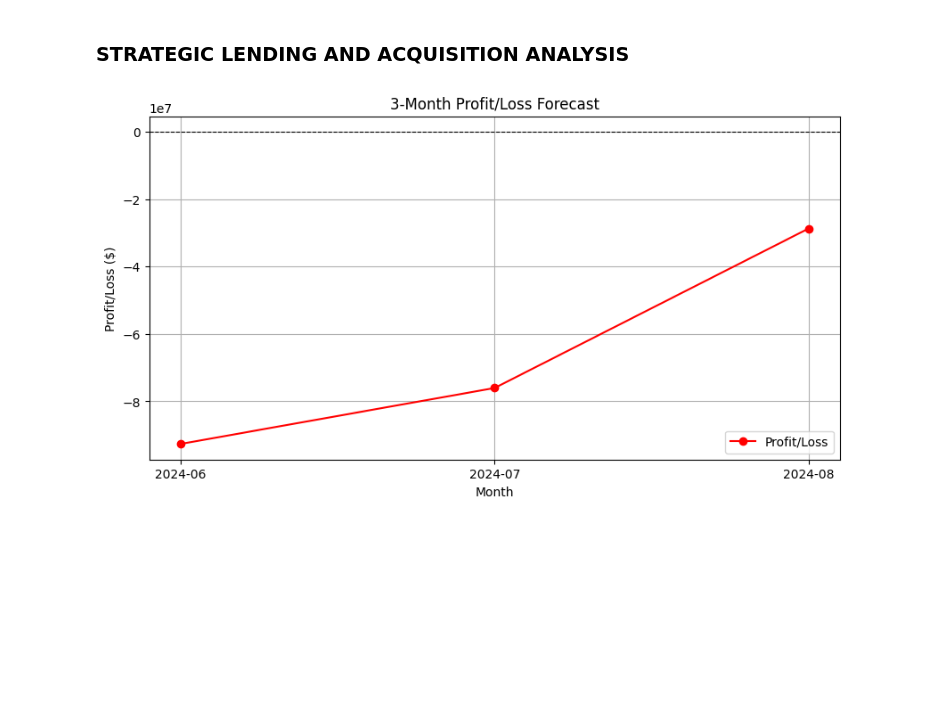
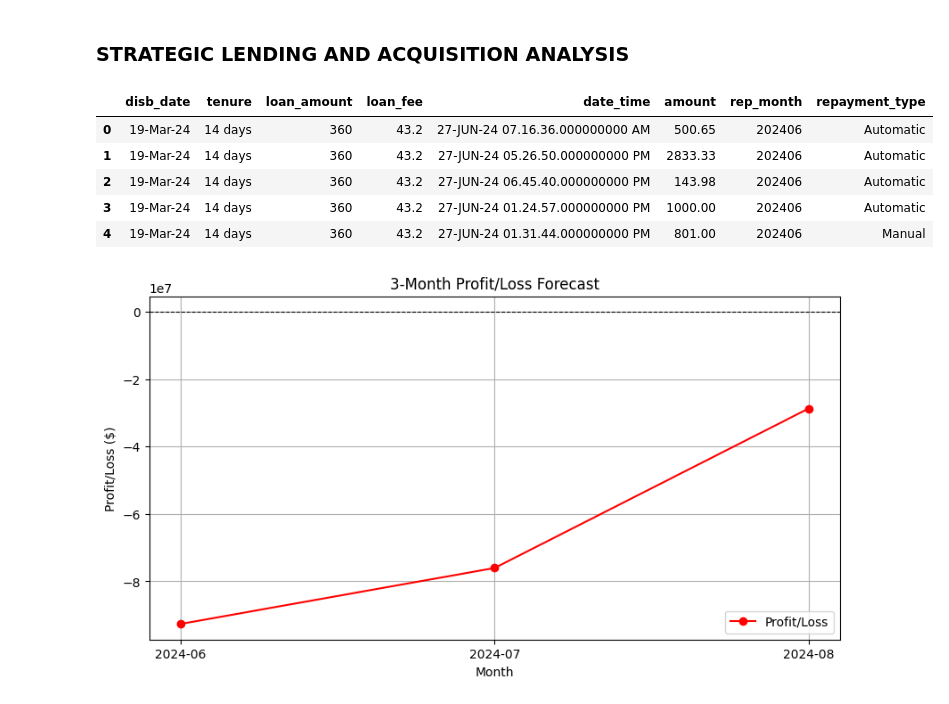
Before and after one commit to vin-olot/Projects, a Jupyter notebook: case study.ipynb, the cells around one changed output. Saved outputs shown, nothing was run; the diff lists cells and outputs as text; code cells hidden in the pictures; blank space fills up the shorter version.

```diff
--- a/case study.ipynb
+++ b/case study.ipynb
@@ -9,7 +10,15 @@ import matplotlib.pyplot as plt
 # %%
 
 # Load loan disbursement and repayment data
-data = pd.read_csv('loan.csv')
+data = pd.read_csv('data/loan.csv')
+data.head()
+# %% [output]
+|  | disb_date | tenure | loan_amount | loan_fee | date_time | amount | rep_month | repayment_type |
+| 0 | 19-Mar-24 | 14 days | 360 | 43.2 | 27-JUN-24 07.16.36.000000000 AM | 500.65 | 202406 | Automatic |
+| 1 | 19-Mar-24 | 14 days | 360 | 43.2 | 27-JUN-24 05.26.50.000000000 PM | 2833.33 | 202406 | Automatic |
+| 2 | 19-Mar-24 | 14 days | 360 | 43.2 | 27-JUN-24 06.45.40.000000000 PM | 143.98 | 202406 | Automatic |
+| 3 | 19-Mar-24 | 14 days | 360 | 43.2 | 27-JUN-24 01.24.57.000000000 PM | 1000.00 | 202406 | Automatic |
+| 4 | 19-Mar-24 | 14 days | 360 | 43.2 | 27-JUN-24 01.31.44.000000000 PM | 801.00 | 202406 | Manual |
 # %%
 # Convert date columns to datetime format
 data['disb_date'] = pd.to_datetime(data['disb_date'], format='%d-%b-%y', errors='coerce')
```
Also changed, not shown: parts of 1 cell of this notebook, 4 other files.
